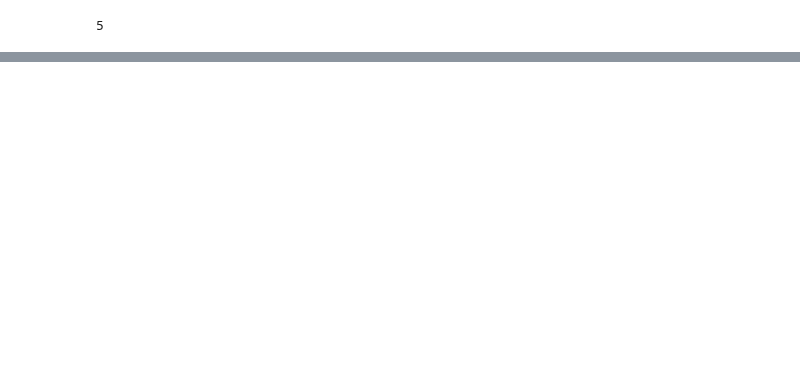
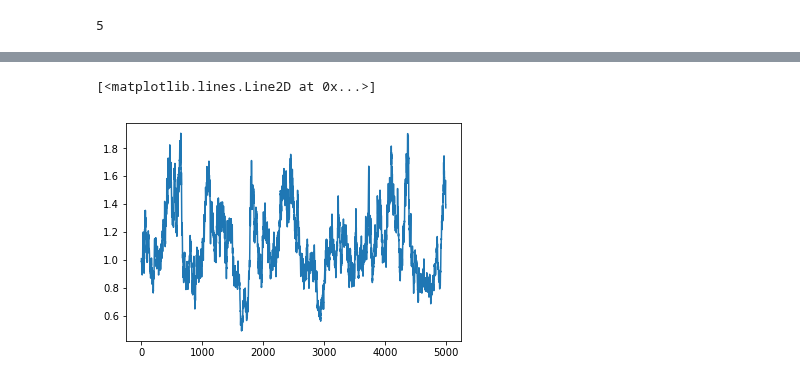
Before and after one commit to sertainly/intelligent_fund_via_RL, a Jupyter notebook: continue_training.ipynb, the cells around one changed output, grey strips where cells are left out. Saved outputs shown, nothing was run; the diff lists cells and outputs as text; code cells hidden in the pictures; blank space fills up the shorter version.

```diff
--- a/continue_training.ipynb
+++ b/continue_training.ipynb
@@ -454,0 +476,6 @@ KeyboardInterrupt:
+# %%
+# price
+plt.plot(learning_fund_stats[0].T[0])
+# %% [output]
+[<matplotlib.lines.Line2D at 0x...>]
+[figure, added]
```
Also changed, not shown: parts of 4 cells of this notebook, 1 other file.
